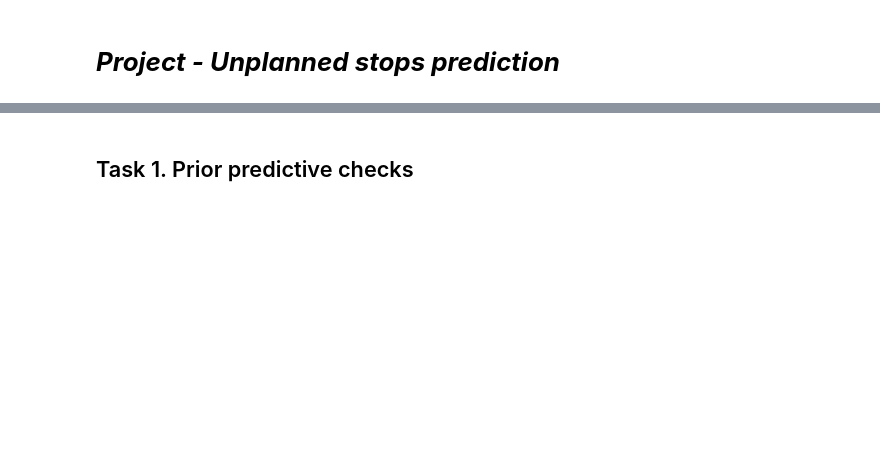
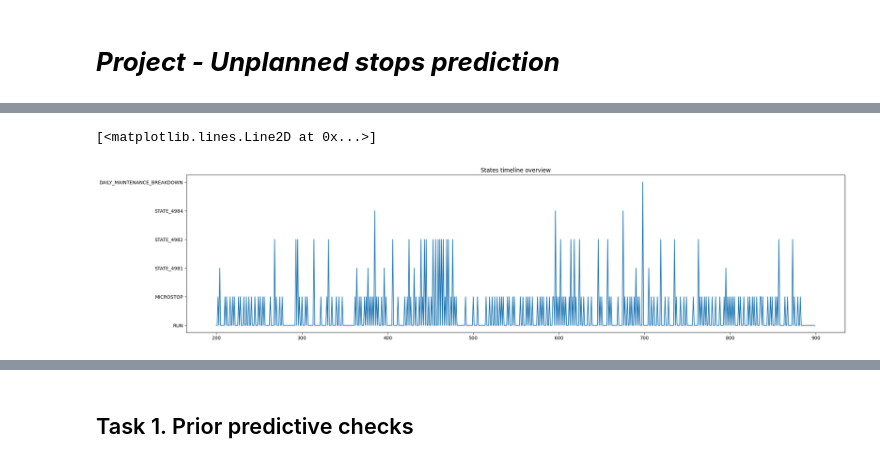
Before and after one commit to Artur-Mzyk/Data-Analytics, a Jupyter notebook: Project/review.ipynb, the cells around one changed output, grey strips where cells are left out. Drawn from its saved outputs; the diff is of its cells as text; code cells hidden in the pictures; blank space fills up the shorter version.

Commit message:
add initial data overview

```diff
--- a/Project/review.ipynb
+++ b/Project/review.ipynb
@@ -16,0 +23,4 @@ REFRESH = 1000
+# %%
+states=pd.read_csv('states.csv',delimiter=';')
+states_map={'RUN': 1}
+states.head()
@@ -16,0 +34,7 @@ REFRESH = 1000
+# %%
+plt.figure(figsize=(25, 6))
+plt.title('States timeline overview')
+plt.plot(states['tag'][200:900])
+# %% [output]
+[<matplotlib.lines.Line2D at 0x...>]
+[figure, added]
```
Also changed, not shown: parts of 30 cells of this notebook.
